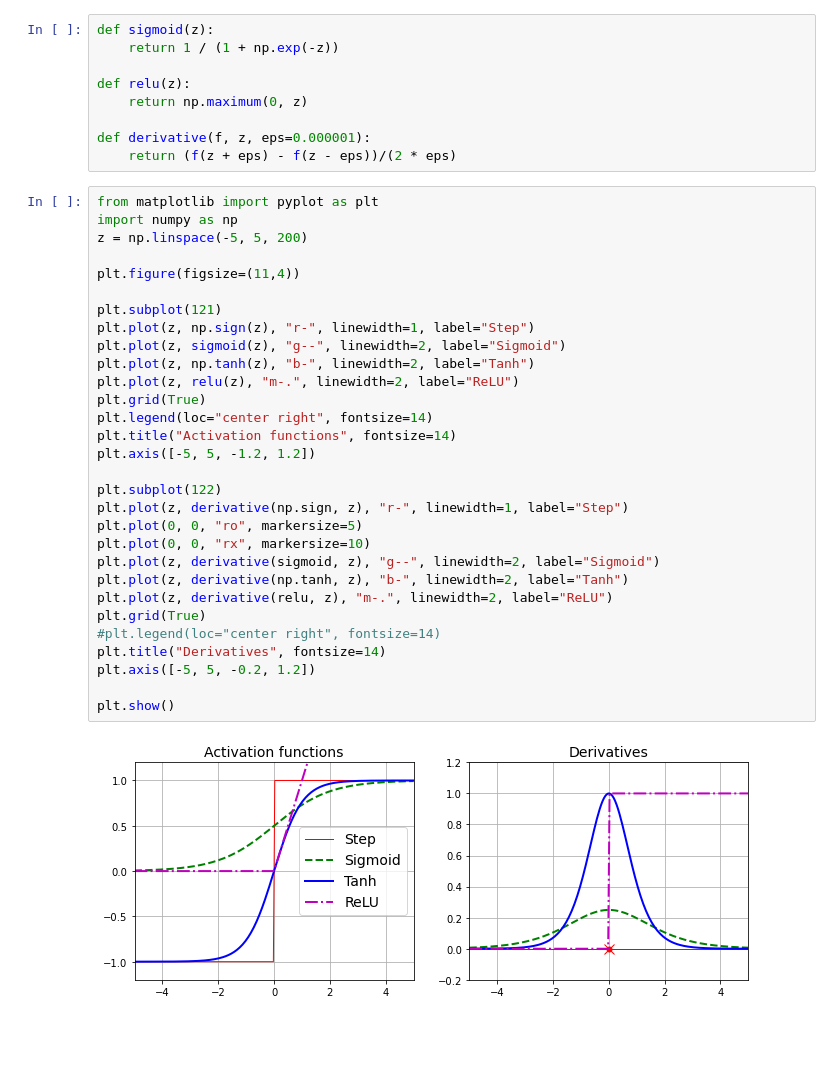
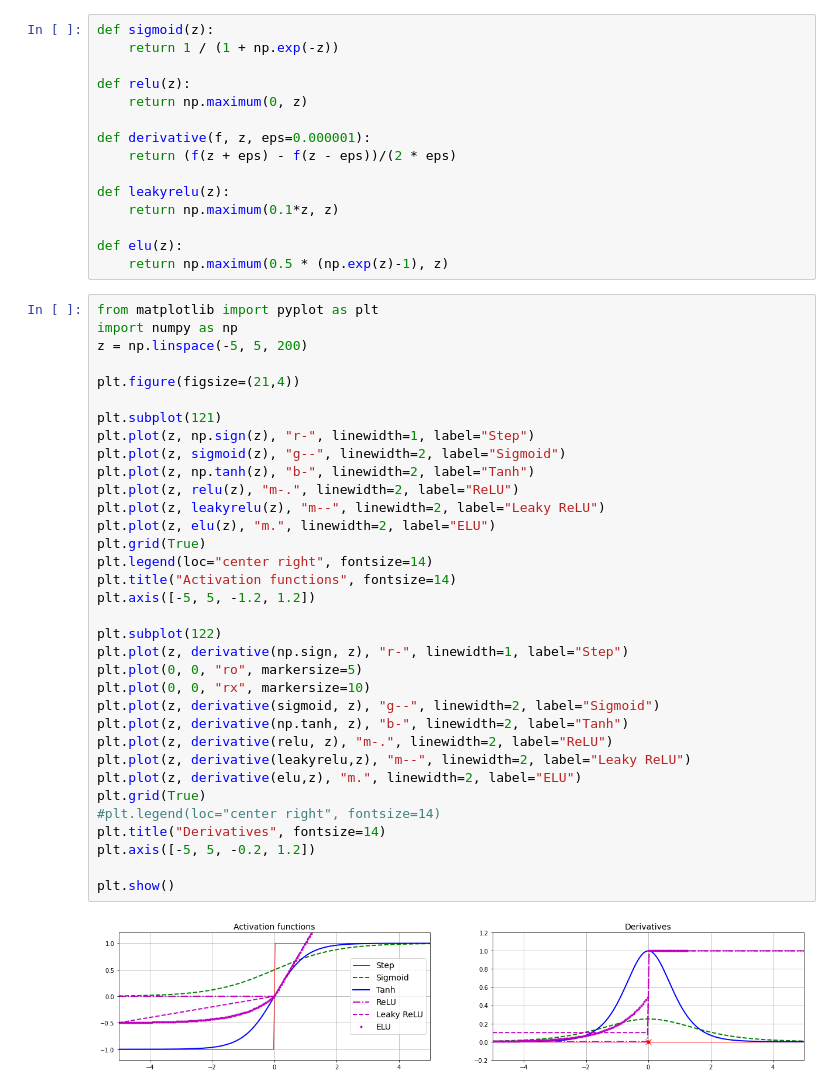
Before and after one commit to Haishi2016/Vault818, a Jupyter notebook: Water-Treatment/Activation Functions.ipynb, the cells around one changed output. Saved outputs shown, nothing was run; the diff lists cells and outputs as text; blank space fills up the shorter version.

```diff
--- a/Water-Treatment/Activation Functions.ipynb
+++ b/Water-Treatment/Activation Functions.ipynb
@@ -31,35 +40,45 @@ def relu(z):
 
 def derivative(f, z, eps=0.000001):
     return (f(z + eps) - f(z - eps))/(2 * eps)
+
+def leakyrelu(z):
+    return np.maximum(0.1*z, z)
+
+def elu(z):
+    return np.maximum(0.5 * (np.exp(z)-1), z)
 # %%
 from matplotlib import pyplot as plt
 import numpy as np
 z = np.linspace(-5, 5, 200)
 
-plt.figure(figsize=(11,4))
+plt.figure(figsize=(21,4))
 
 plt.subplot(121)
 plt.plot(z, np.sign(z), "r-", linewidth=1, label="Step")
 plt.plot(z, sigmoid(z), "g--", linewidth=2, label="Sigmoid")
 plt.plot(z, np.tanh(z), "b-", linewidth=2, label="Tanh")
 plt.plot(z, relu(z), "m-.", linewidth=2, label="ReLU")
+plt.plot(z, leakyrelu(z), "m--", linewidth=2, label="Leaky ReLU")
+plt.plot(z, elu(z), "m.", linewidth=2, label="ELU")
 plt.grid(True)
 plt.legend(loc="center right", fontsize=14)
 plt.title("Activation functions", fontsize=14)
 plt.axis([-5, 5, -1.2, 1.2])
 
 plt.subplot(122)
 plt.plot(z, derivative(np.sign, z), "r-", linewidth=1, label="Step")
 plt.plot(0, 0, "ro", markersize=5)
 plt.plot(0, 0, "rx", markersize=10)
 plt.plot(z, derivative(sigmoid, z), "g--", linewidth=2, label="Sigmoid")
 plt.plot(z, derivative(np.tanh, z), "b-", linewidth=2, label="Tanh")
 plt.plot(z, derivative(relu, z), "m-.", linewidth=2, label="ReLU")
+plt.plot(z, derivative(leakyrelu,z), "m--", linewidth=2, label="Leaky ReLU")
+plt.plot(z, derivative(elu,z), "m.", linewidth=2, label="ELU")
 plt.grid(True)
 #plt.legend(loc="center right", fontsize=14)
 plt.title("Derivatives", fontsize=14)
 plt.axis([-5, 5, -0.2, 1.2])
 
 plt.show()
 # %% [output]
-[figure, old version]
+[figure, new version]
```
Also changed, not shown: parts of 1 cell of this notebook, 8 other files.
